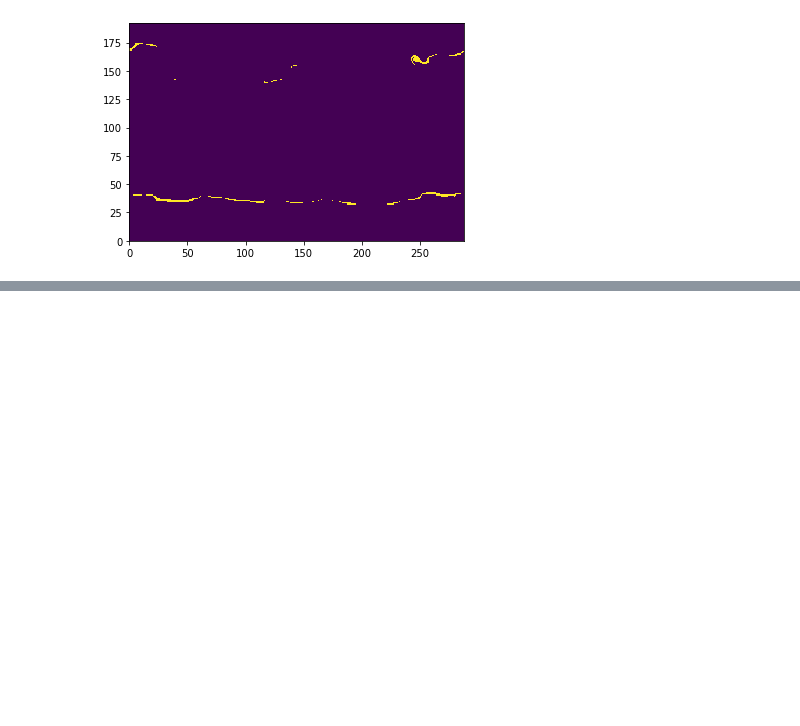
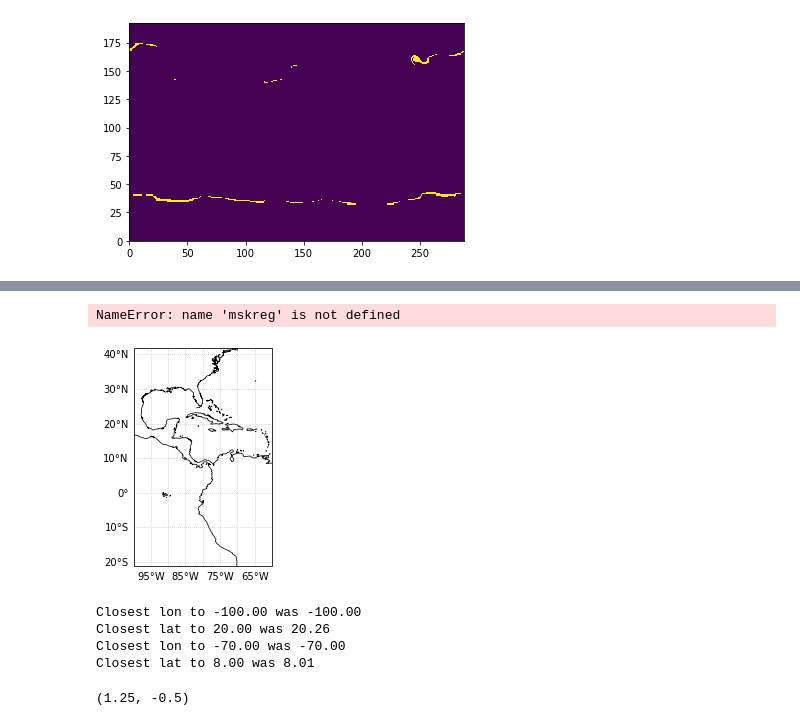
Before and after one commit to glennliu265/stochmod, a Jupyter notebook: analysis/landicemask_comparison.ipynb, the cells around one changed output, grey strips where cells are left out. Drawn from its saved outputs; the diff is of its cells as text; code cells hidden in the pictures; blank space fills up the shorter version.

```diff
--- a/analysis/landicemask_comparison.ipynb
+++ b/analysis/landicemask_comparison.ipynb
@@ -47,0 +84,24 @@ plt.pcolormesh(np.isnan(htrfull) & ~np.isnan(picslab))
+# %%
+bboxplot = [-100,-60,-20,40] # Simulation Box
+fig,ax = plt.subplots(1,1,subplot_kw={'projection':ccrs.PlateCarree()})
+
+ax = viz.add_coast_grid(ax=ax,bbox=bboxplot)
+pcm = ax.pcolormesh(lonr,latr,mskreg[:,:].T)
+# %% [output]
+NameError: name 'mskreg' is not defined
+[figure, added]
+# %%
+
+xstart,ystart = proc.find_latlon(ptstart[0],ptstart[1],lon180,lat)
+xend,yend     = proc.find_latlon(ptend[0],ptend[1],lon180,lat)
+
+dx = (ptend[0]-ptstart[0])/ np.abs((xend-xstart))
+dy = (ptend[1]-ptstart[1])/ np.abs((xend-xstart)) # Abs() for decreasing values
+
+dx,dy
+# %% [output]
+Closest lon to -100.00 was -100.00
+Closest lat to 20.00 was 20.26
+Closest lon to -70.00 was -70.00
+Closest lat to 8.00 was 8.01
+(1.25, -0.5)
```
Also changed, not shown: parts of 15 cells of this notebook.
